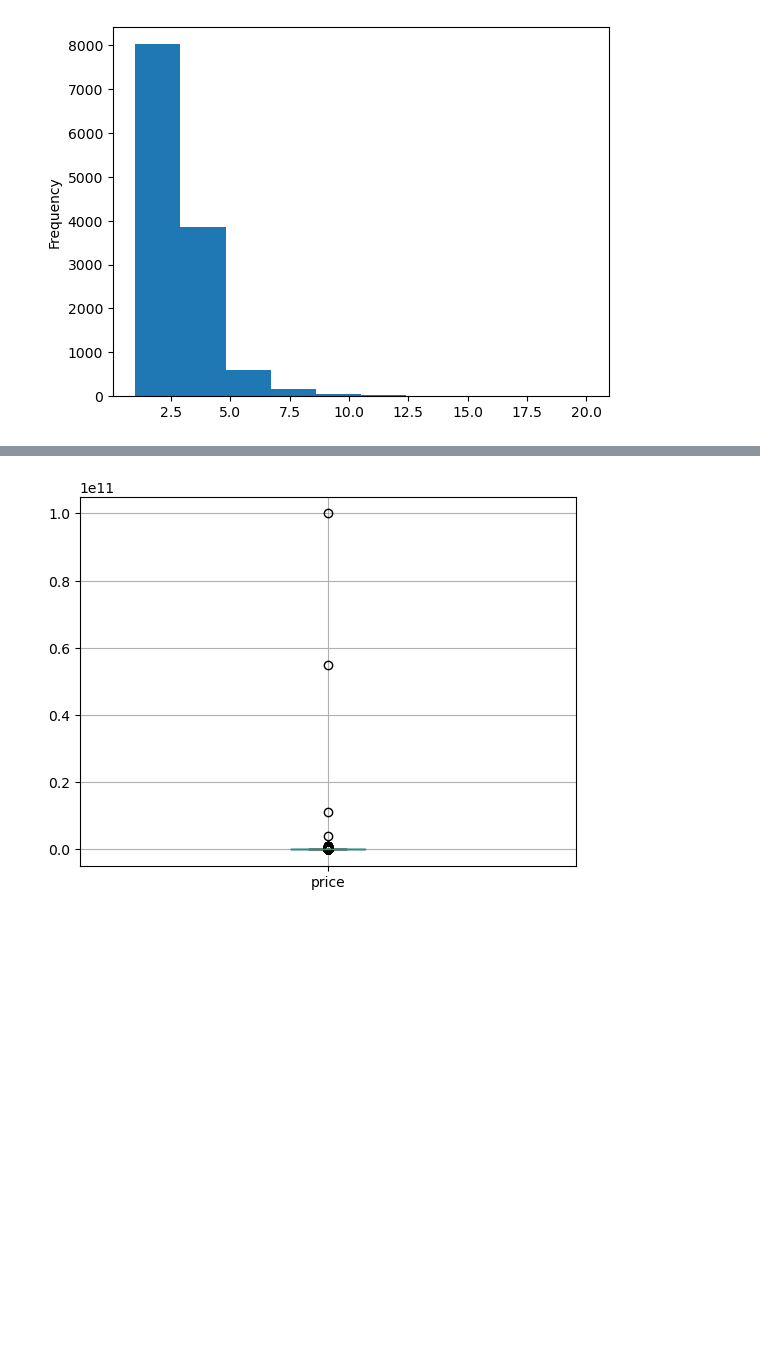
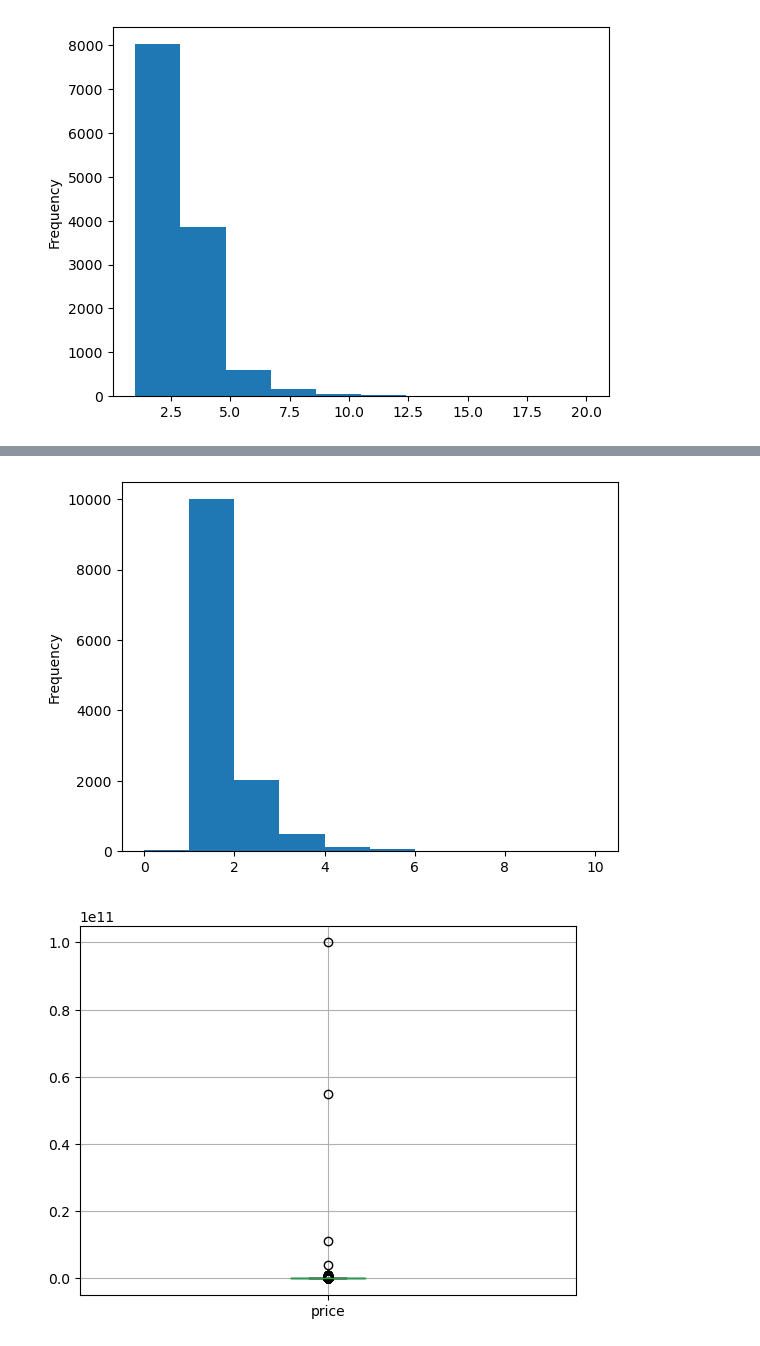
Before and after one commit to fatenchtioui/ff, a Jupyter notebook: index.ipynb, the cells around one changed output, grey strips where cells are left out. Drawn from its saved outputs; the diff is of its cells as text; code cells hidden in the pictures; blank space fills up the shorter version.

```diff
--- a/index.ipynb
+++ b/index.ipynb
@@ -238,3 +230,9 @@ plt.show()
+# %%
+dataset['bathroom_count'].plot(kind='hist')
+
+plt.show()
+# %% [output]
+[figure, added]
 # %%
 dataset.boxplot(column='price')
 
```
Also changed, not shown: parts of 9 cells of this notebook.
